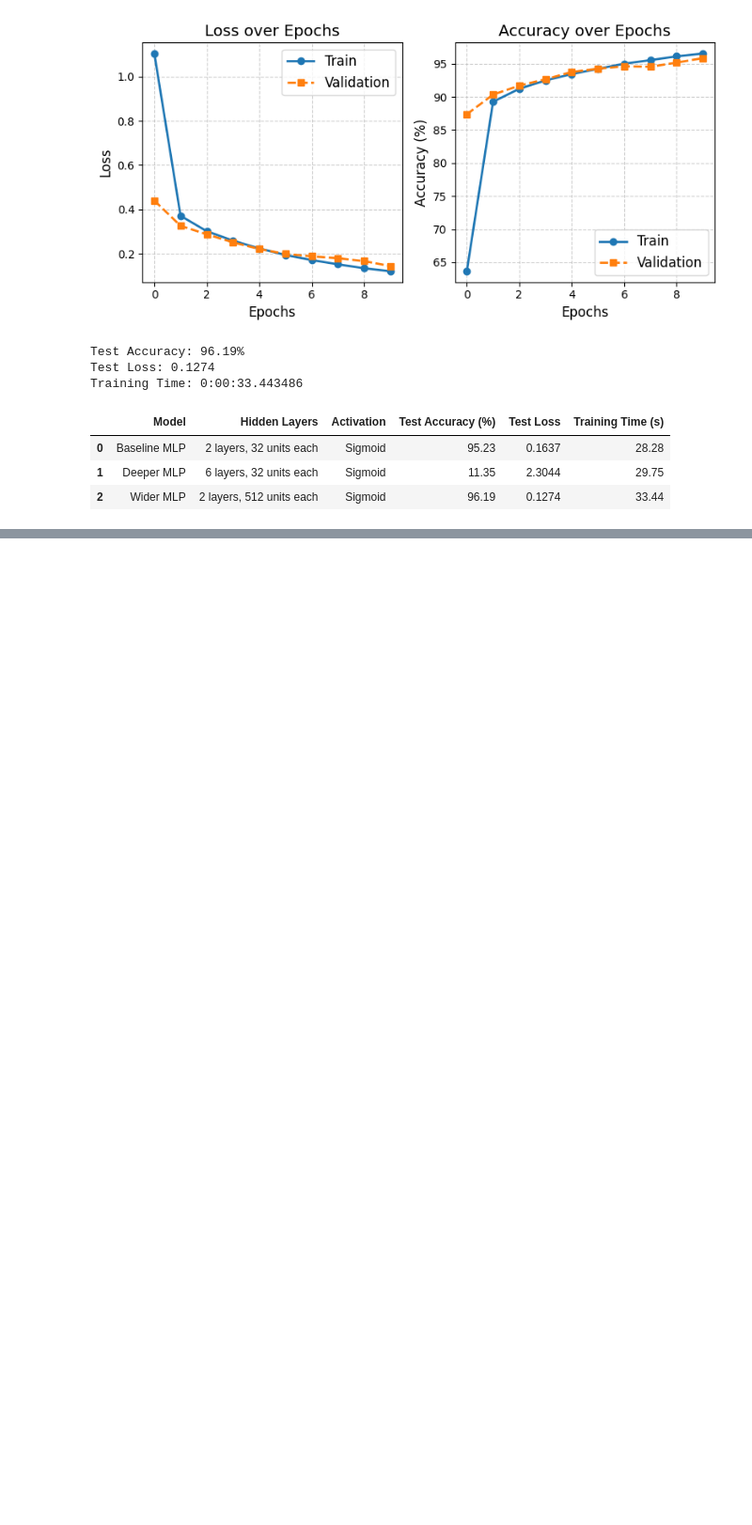
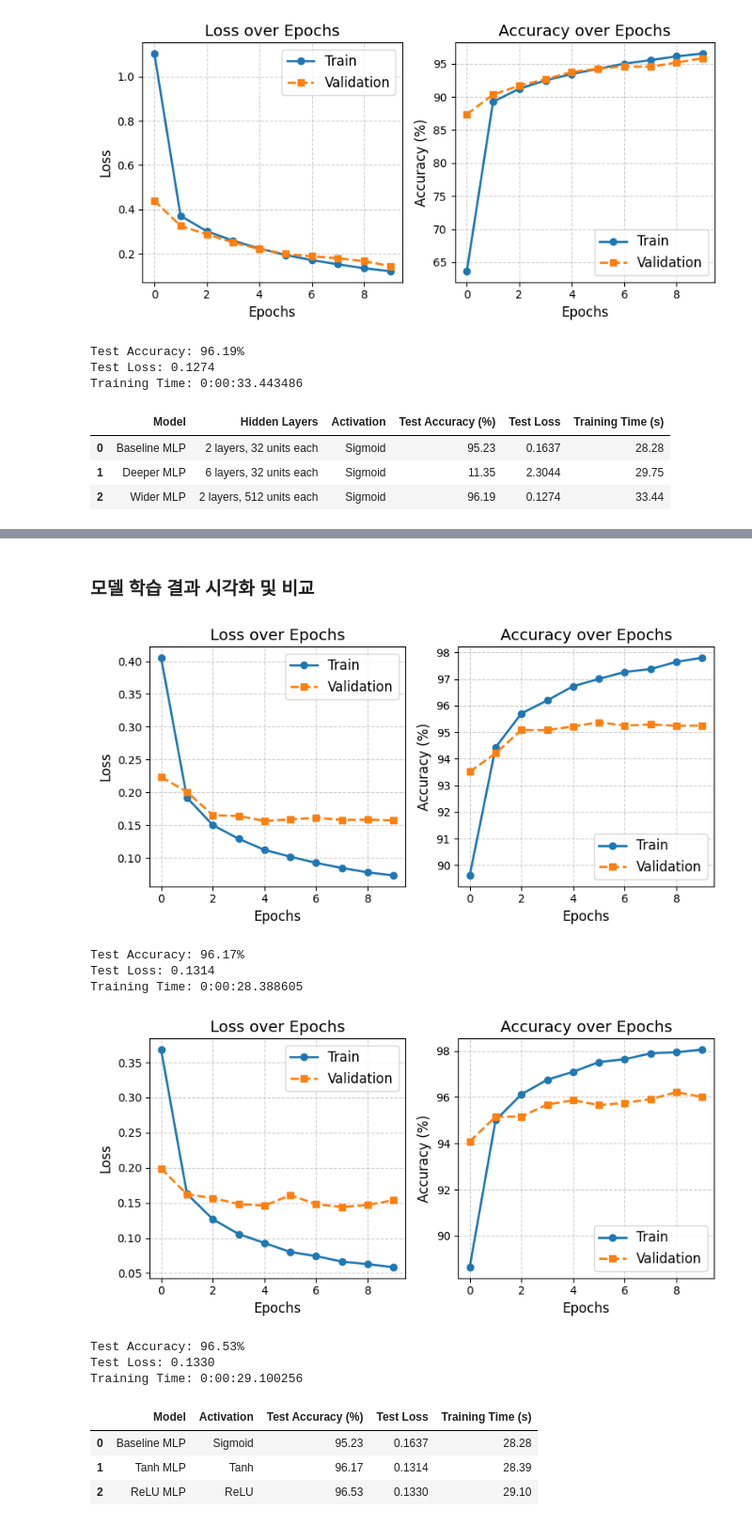
Before and after one commit to Sarang-Han/25-1-AI, a Jupyter notebook: HW1_2271064.ipynb, the cells around one changed output, grey strips where cells are left out. Shown at 94% size. Cells and saved outputs as stored; diff of their text form; code cells hidden in the pictures; blank space fills up the shorter version.

```diff
--- a/HW1_2271064.ipynb
+++ b/HW1_2271064.ipynb
@@ -662,0 +840,34 @@ Training Time: 0:00:33.443486
+# %% [markdown]
+### 모델 학습 결과 시각화 및 비교
+# %%
+# Tanh 모델 학습 결과 시각화
+visualize_training_results(tanh_results)
+
+# ReLU 모델 학습 결과 시각화
+visualize_training_results(relu_results)
+
+# 활성화 함수에 따른 성능 비교 (Sigmoid vs Tanh vs ReLU)
+activation_performance_summary = {
+    'Model': [baseline_results['model'], tanh_results['model'], relu_results['model']],
+    'Activation': [baseline_results['activation'], tanh_results['activation'], relu_results['activation']],
+    'Test Accuracy (%)': [f"{baseline_results['test_acc']:.2f}", f"{tanh_results['test_acc']:.2f}", f"{relu_results['test_acc']:.2f}"],
+    'Test Loss': [f"{baseline_results['test_loss']:.4f}", f"{tanh_results['test_loss']:.4f}", f"{relu_results['test_loss']:.4f}"],
+    'Training Time (s)': [f"{baseline_results['training_time']:.2f}", f"{tanh_results['training_time']:.2f}", f"{relu_results['training_time']:.2f}"]
+}
+
+# 결과 표 생성
+activation_summary_df = pd.DataFrame(activation_performance_summary)
+display(activation_summary_df)
+# %% [output]
+[figure, added]
+Test Accuracy: 96.17%
+Test Loss: 0.1314
+Training Time: 0:00:28.388605
+[figure, added]
+Test Accuracy: 96.53%
+Test Loss: 0.1330
+Training Time: 0:00:29.100256
+|  | Model | Activation | Test Accuracy (%) | Test Loss | Training Time (s) |
+| 0 | Baseline MLP | Sigmoid | 95.23 | 0.1637 | 28.28 |
+| 1 | Tanh MLP | Tanh | 96.17 | 0.1314 | 28.39 |
+| 2 | ReLU MLP | ReLU | 96.53 | 0.1330 | 29.10 |
```
Also changed, not shown: parts of 5 cells of this notebook.
